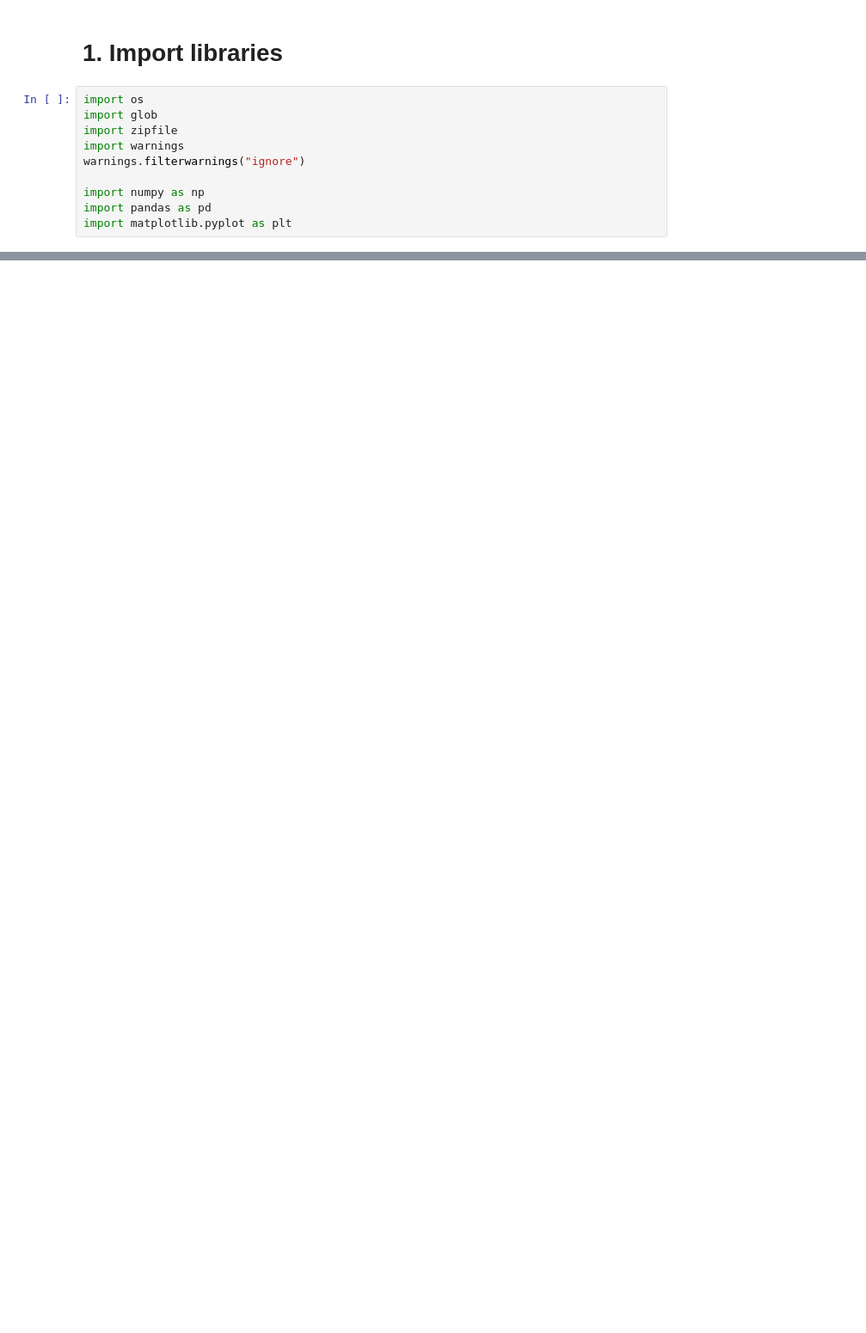
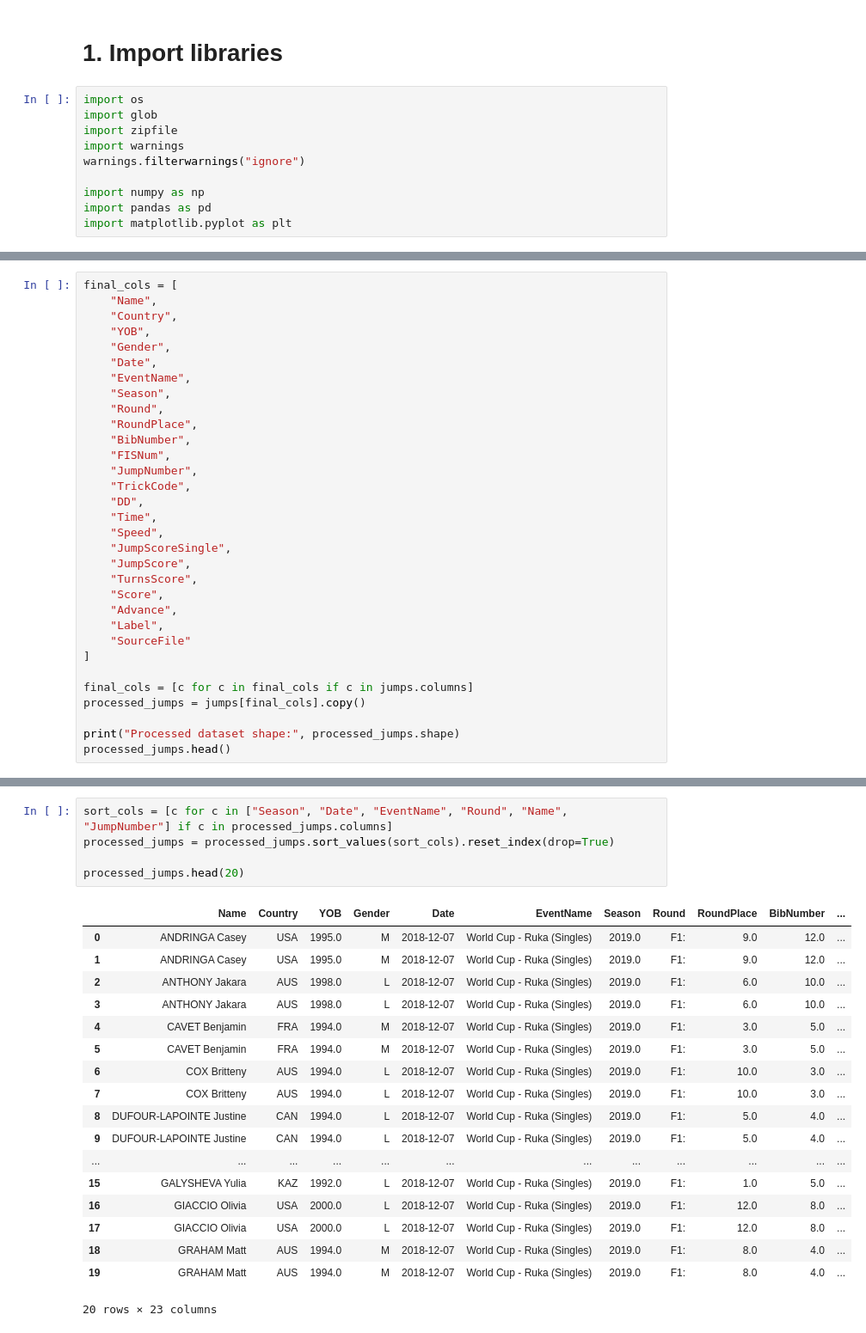
Before and after one commit to Zijian211/ski-jump-goal1, a Jupyter notebook: research-project-ski-jump-goal-1.ipynb, the cells around one changed output, grey strips where cells are left out. Shown at 86% size. Cells and saved outputs as stored; diff of their text form; blank space fills up the shorter version.

```diff
--- a/research-project-ski-jump-goal-1.ipynb
+++ b/research-project-ski-jump-goal-1.ipynb
@@ -18,0 +374,32 @@ import matplotlib.pyplot as plt
+# %%
+final_cols = [
+    "Name",
+    "Country",
+    "YOB",
+    "Gender",
+    "Date",
+    "EventName",
+    "Season",
+    "Round",
+    "RoundPlace",
+    "BibNumber",
+    "FISNum",
+    "JumpNumber",
+    "TrickCode",
+    "DD",
+    "Time",
+    "Speed",
+    "JumpScoreSingle",
+    "JumpScore",
+    "TurnsScore",
+    "Score",
+    "Advance",
+    "Label",
+    "SourceFile"
+]
+
+final_cols = [c for c in final_cols if c in jumps.columns]
+processed_jumps = jumps[final_cols].copy()
+
+print("Processed dataset shape:", processed_jumps.shape)
+processed_jumps.head()
@@ -18,0 +417,24 @@ import matplotlib.pyplot as plt
+# %%
+sort_cols = [c for c in ["Season", "Date", "EventName", "Round", "Name", "JumpNumber"] if c in processed_jumps.columns]
+processed_jumps = processed_jumps.sort_values(sort_cols).reset_index(drop=True)
+
+processed_jumps.head(20)
+# %% [output]
+|  | Name | Country | YOB | Gender | Date | EventName | Season | Round | RoundPlace | BibNumber | ... |
+| 0 | ANDRINGA Casey | USA | 1995.0 | M | 2018-12-07 | World Cup - Ruka (Singles) | 2019.0 | F1: | 9.0 | 12.0 | ... |
+| 1 | ANDRINGA Casey | USA | 1995.0 | M | 2018-12-07 | World Cup - Ruka (Singles) | 2019.0 | F1: | 9.0 | 12.0 | ... |
+| 2 | ANTHONY Jakara | AUS | 1998.0 | L | 2018-12-07 | World Cup - Ruka (Singles) | 2019.0 | F1: | 6.0 | 10.0 | ... |
+| 3 | ANTHONY Jakara | AUS | 1998.0 | L | 2018-12-07 | World Cup - Ruka (Singles) | 2019.0 | F1: | 6.0 | 10.0 | ... |
+| 4 | CAVET Benjamin | FRA | 1994.0 | M | 2018-12-07 | World Cup - Ruka (Singles) | 2019.0 | F1: | 3.0 | 5.0 | ... |
+| 5 | CAVET Benjamin | FRA | 1994.0 | M | 2018-12-07 | World Cup - Ruka (Singles) | 2019.0 | F1: | 3.0 | 5.0 | ... |
+| 6 | COX Britteny | AUS | 1994.0 | L | 2018-12-07 | World Cup - Ruka (Singles) | 2019.0 | F1: | 10.0 | 3.0 | ... |
+| 7 | COX Britteny | AUS | 1994.0 | L | 2018-12-07 | World Cup - Ruka (Singles) | 2019.0 | F1: | 10.0 | 3.0 | ... |
+| 8 | DUFOUR-LAPOINTE Justine | CAN | 1994.0 | L | 2018-12-07 | World Cup - Ruka (Singles) | 2019.0 | F1: | 5.0 | 4.0 | ... |
+| 9 | DUFOUR-LAPOINTE Justine | CAN | 1994.0 | L | 2018-12-07 | World Cup - Ruka (Singles) | 2019.0 | F1: | 5.0 | 4.0 | ... |
+| ... | ... | ... | ... | ... | ... | ... | ... | ... | ... | ... | ... |
+| 15 | GALYSHEVA Yulia | KAZ | 1992.0 | L | 2018-12-07 | World Cup - Ruka (Singles) | 2019.0 | F1: | 1.0 | 5.0 | ... |
+| 16 | GIACCIO Olivia | USA | 2000.0 | L | 2018-12-07 | World Cup - Ruka (Singles) | 2019.0 | F1: | 12.0 | 8.0 | ... |
+| 17 | GIACCIO Olivia | USA | 2000.0 | L | 2018-12-07 | World Cup - Ruka (Singles) | 2019.0 | F1: | 12.0 | 8.0 | ... |
+| 18 | GRAHAM Matt | AUS | 1994.0 | M | 2018-12-07 | World Cup - Ruka (Singles) | 2019.0 | F1: | 8.0 | 4.0 | ... |
+| 19 | GRAHAM Matt | AUS | 1994.0 | M | 2018-12-07 | World Cup - Ruka (Singles) | 2019.0 | F1: | 8.0 | 4.0 | ... |
+20 rows × 23 columns
```
Also changed, not shown: parts of 39 cells of this notebook.
